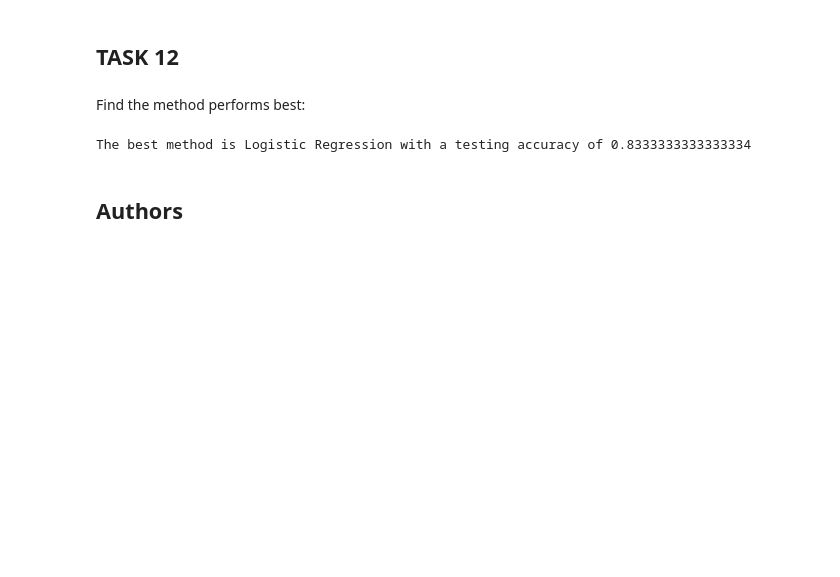
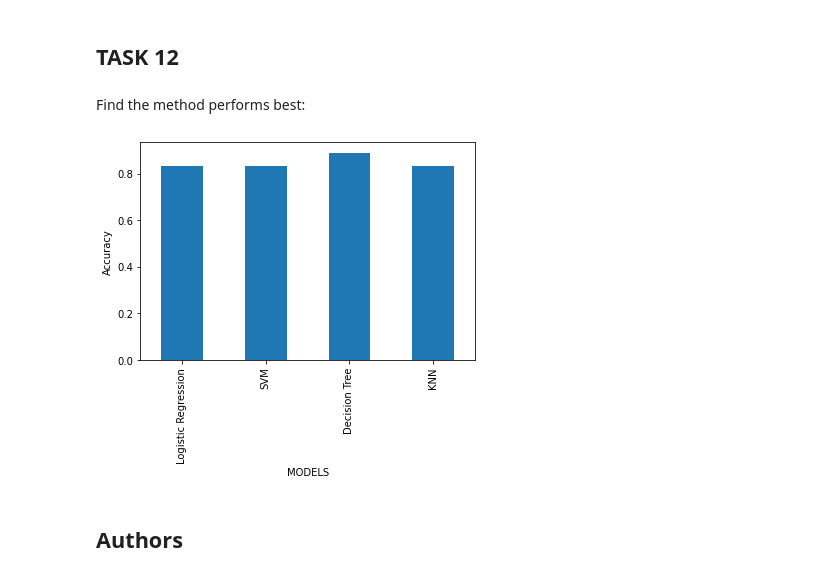
Before and after one commit to lsjzw5/coursera_IBM_Capstone, a Jupyter notebook: Machine Learning Prediction.ipynb, the cells around one changed output. Cells and saved outputs as stored; diff of their text form; code cells hidden in the pictures; blank space fills up the shorter version.

```diff
--- a/Machine Learning Prediction.ipynb
+++ b/Machine Learning Prediction.ipynb
@@ -322,11 +322,14 @@ scores = {'Logistic Regression':logreg_cv.score(X_test, Y_test), \
           'SVM':svm_cv.score(X_test, Y_test), \
           'Decision Tree':tree_cv.score(X_test, Y_test), \
           'KNN':knn_cv.score(X_test, Y_test)}
-max_score = max(scores.values())
-
-print("The best method is {} with a testing accuracy of {}".format(list(scores.keys())[list(scores.values()).index(max_score)], max_score))
-# %% [output]
-The best method is Logistic Regression with a testing accuracy of 0.8333333333333334
+# %%
+Scores = pd.DataFrame.from_dict(scores, orient='index')
+Scores.plot(kind='bar', legend=False)
+plt.ylabel('Accuracy')
+plt.xlabel('MODELS')
+plt.show()
+# %% [output]
+[figure, added]
 # %% [markdown]
 ## Authors
 # %% [markdown]
```
Also changed, not shown: parts of 3 cells of this notebook.
